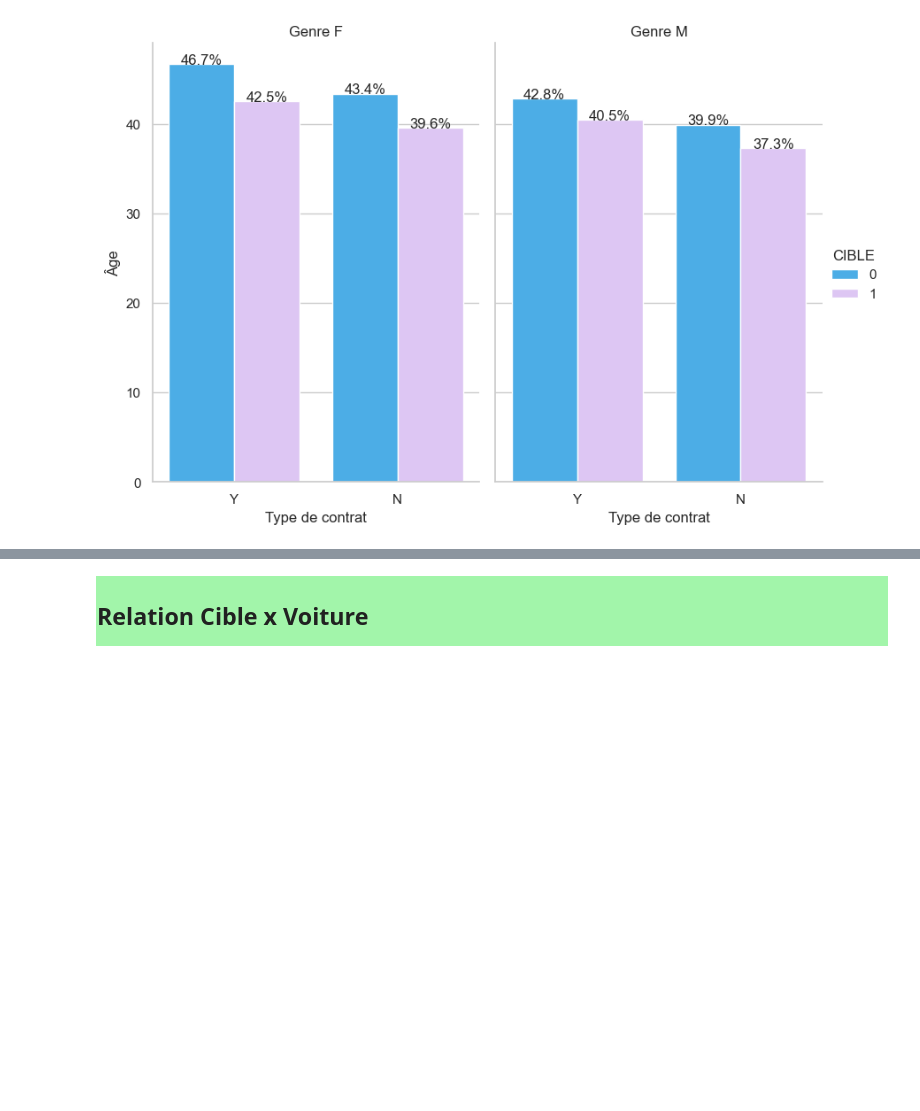
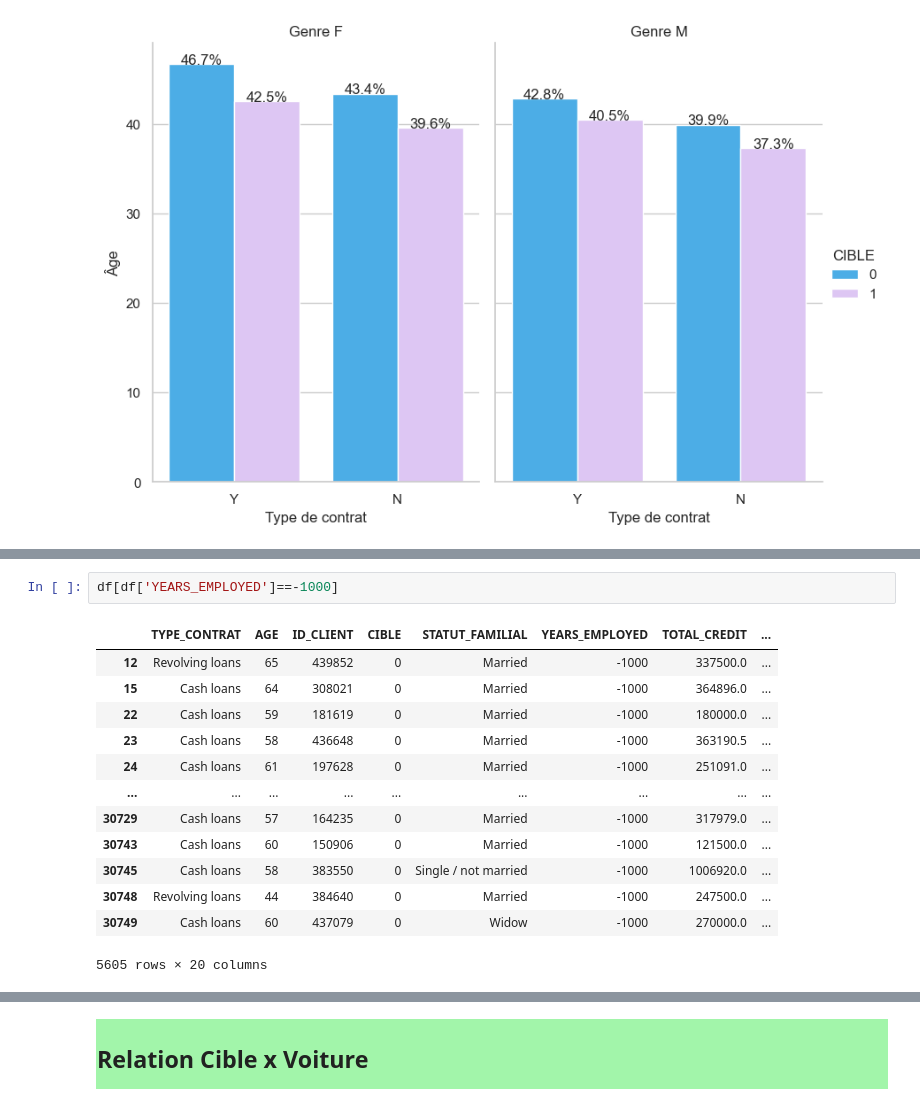
Before and after one commit to Rukiakuchiki92/p7-ml, a Jupyter notebook: 020_P07_Analyse exploratoire.ipynb, the cells around one changed output, grey strips where cells are left out. Saved outputs shown, nothing was run; the diff lists cells and outputs as text; blank space fills up the shorter version.

```diff
--- a/020_P07_Analyse exploratoire.ipynb
+++ b/020_P07_Analyse exploratoire.ipynb
@@ -294,0 +316,16 @@ The `ci` parameter is deprecated. Use `errorbar=None` for the same effect.
+# %%
+df[df['YEARS_EMPLOYED']==-1000]
+# %% [output]
+|  | TYPE_CONTRAT | AGE | ID_CLIENT | CIBLE | STATUT_FAMILIAL | YEARS_EMPLOYED | TOTAL_CREDIT | ... |
+| 12 | Revolving loans | 65 | 439852 | 0 | Married | -1000 | 337500.0 | ... |
+| 15 | Cash loans | 64 | 308021 | 0 | Married | -1000 | 364896.0 | ... |
+| 22 | Cash loans | 59 | 181619 | 0 | Married | -1000 | 180000.0 | ... |
+| 23 | Cash loans | 58 | 436648 | 0 | Married | -1000 | 363190.5 | ... |
+| 24 | Cash loans | 61 | 197628 | 0 | Married | -1000 | 251091.0 | ... |
+| ... | ... | ... | ... | ... | ... | ... | ... | ... |
+| 30729 | Cash loans | 57 | 164235 | 0 | Married | -1000 | 317979.0 | ... |
+| 30743 | Cash loans | 60 | 150906 | 0 | Married | -1000 | 121500.0 | ... |
+| 30745 | Cash loans | 58 | 383550 | 0 | Single / not married | -1000 | 1006920.0 | ... |
+| 30748 | Revolving loans | 44 | 384640 | 0 | Married | -1000 | 247500.0 | ... |
+| 30749 | Cash loans | 60 | 437079 | 0 | Widow | -1000 | 270000.0 | ... |
+5605 rows × 20 columns
```
Also changed, not shown: parts of 28 cells of this notebook, 5 other files.
